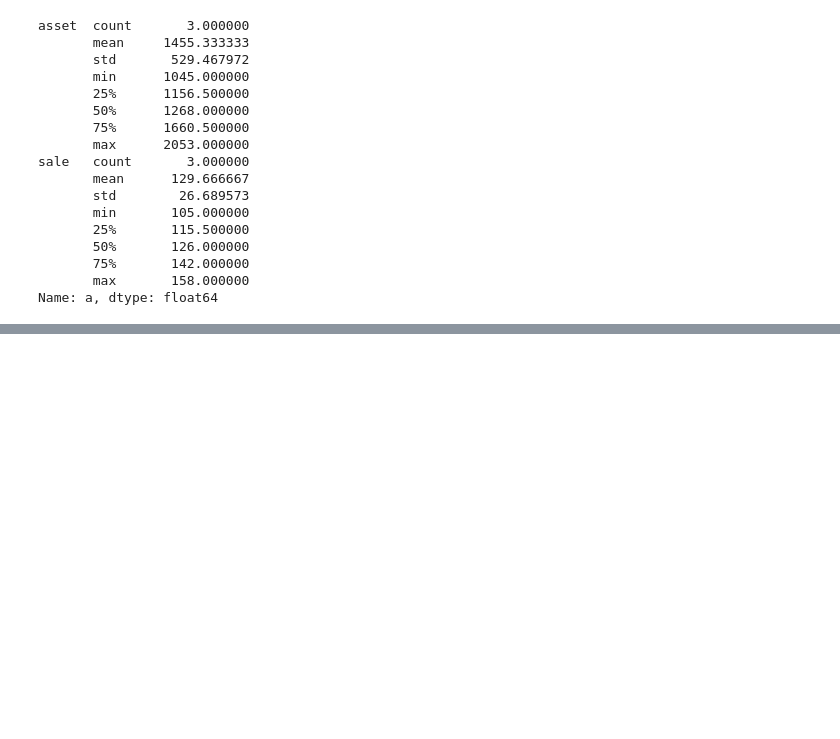
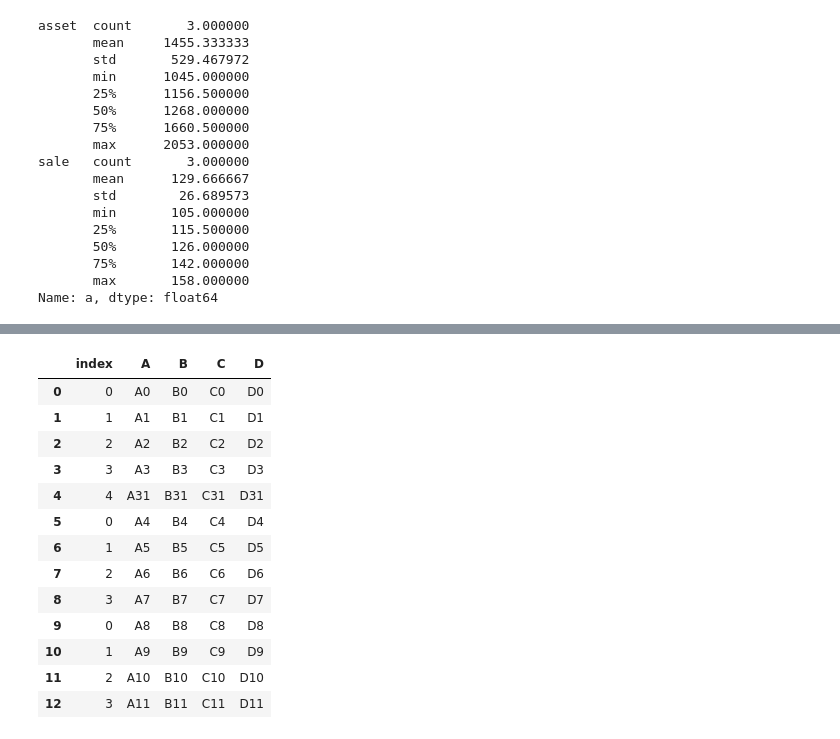
Before and after one commit to heblade/pythontraining, a Jupyter notebook: 21. Data Mining Package_Pandas.ipynb, the cells around one changed output, grey strips where cells are left out. Drawn from its saved outputs; the diff is of its cells as text; code cells hidden in the pictures; blank space fills up the shorter version.

```diff
--- a/21. Data Mining Package_Pandas.ipynb
+++ b/21. Data Mining Package_Pandas.ipynb
@@ -782,0 +797,8 @@ Name: a, dtype: float64
+# %%
+df1 = pd.DataFrame(data=[['A0', 'B0', 'C0', 'D0'],
+                         ['A1', 'B1', 'C1', 'D1'],
+                         ['A2', 'B2', 'C2', 'D2'],
+                         ['A3', 'B3', 'C3', 'D3'],
+                         ['A31', 'B31', 'C31', 'D31']],
+                   columns=['A', 'B', 'C', 'D'])
+df1
@@ -782,0 +812,7 @@ Name: a, dtype: float64
+# %%
+df2 = pd.DataFrame(data=[['A4', 'B4', 'C4', 'D4'],
+                         ['A5', 'B5', 'C5', 'D5'],
+                         ['A6', 'B6', 'C6', 'D6'],
+                         ['A7', 'B7', 'C7', 'D7']],
+                   columns=['A', 'B', 'C', 'D'])
+df2
@@ -782,0 +825,7 @@ Name: a, dtype: float64
+# %%
+df3 = pd.DataFrame(data=[['A8', 'B8', 'C8', 'D8'],
+                         ['A9', 'B9', 'C9', 'D9'],
+                         ['A10', 'B10', 'C10', 'D10'],
+                         ['A11', 'B11', 'C11', 'D11']],
+                   columns=['A', 'B', 'C', 'D'])
+df3
@@ -782,0 +838,18 @@ Name: a, dtype: float64
+# %%
+dffull = pd.concat([df1, df2, df3])
+dffull.reset_index()
+# %% [output]
+|  | index | A | B | C | D |
+| 0 | 0 | A0 | B0 | C0 | D0 |
+| 1 | 1 | A1 | B1 | C1 | D1 |
+| 2 | 2 | A2 | B2 | C2 | D2 |
+| 3 | 3 | A3 | B3 | C3 | D3 |
+| 4 | 4 | A31 | B31 | C31 | D31 |
+| 5 | 0 | A4 | B4 | C4 | D4 |
+| 6 | 1 | A5 | B5 | C5 | D5 |
+| 7 | 2 | A6 | B6 | C6 | D6 |
+| 8 | 3 | A7 | B7 | C7 | D7 |
+| 9 | 0 | A8 | B8 | C8 | D8 |
+| 10 | 1 | A9 | B9 | C9 | D9 |
+| 11 | 2 | A10 | B10 | C10 | D10 |
+| 12 | 3 | A11 | B11 | C11 | D11 |
```
Also changed, not shown: parts of 56 cells of this notebook.
